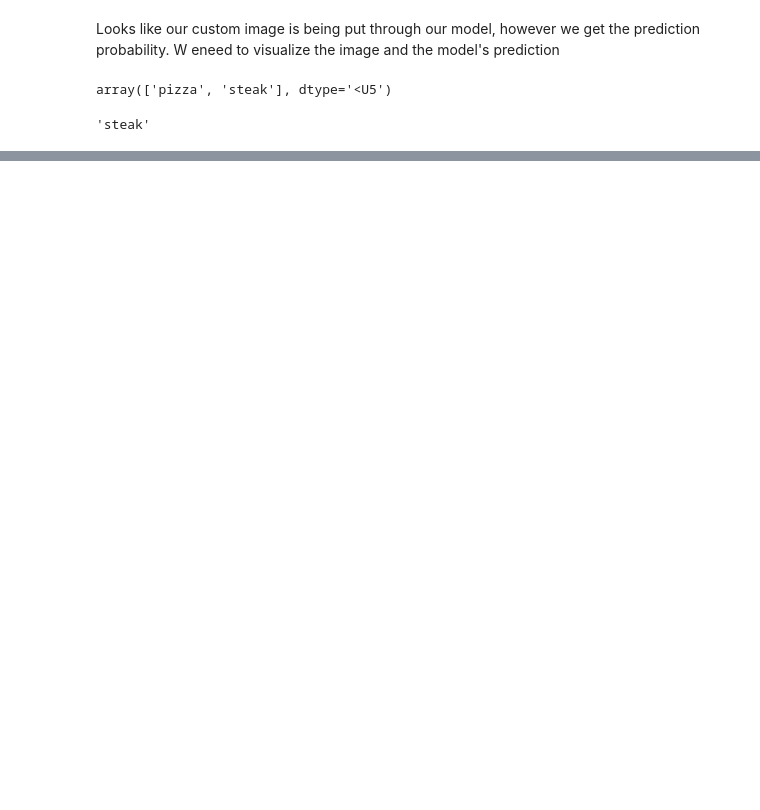
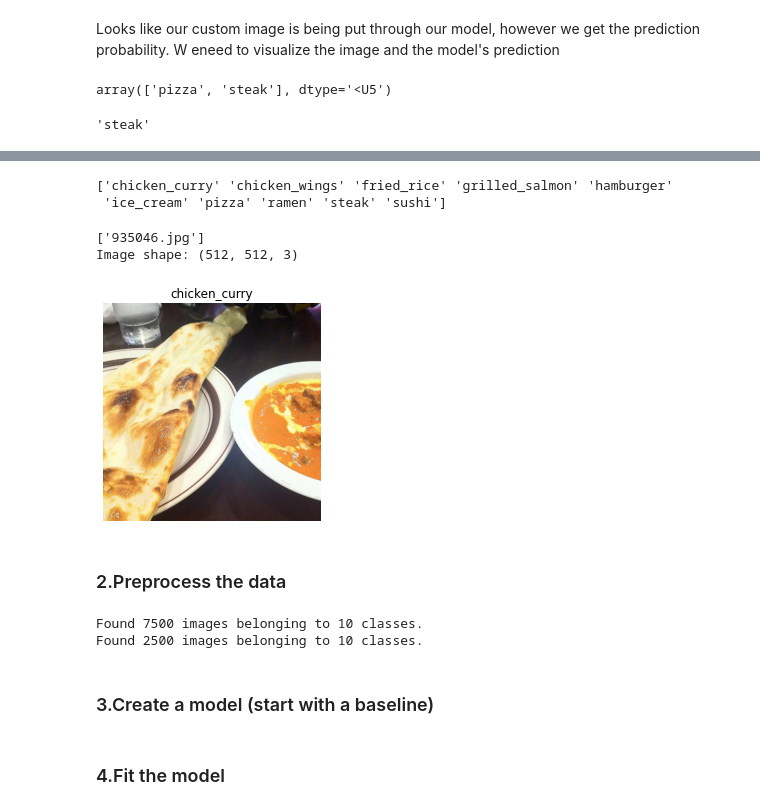
Before and after one commit to ThejakaSEP/Tensorflow_Certification, a Jupyter notebook: 03_ComputerVision_with_TF.ipynb, the cells around one changed output, grey strips where cells are left out. Saved outputs shown, nothing was run; the diff lists cells and outputs as text; code cells hidden in the pictures; blank space fills up the shorter version.

```diff
--- a/03_ComputerVision_with_TF.ipynb
+++ b/03_ComputerVision_with_TF.ipynb
@@ -1059,0 +1068,25 @@ There are 0 directories and 750 images in 10_food_classes_all_data/train/chicken
+# %%
+# Setup the train and test directories
+train_dir = '/content/10_food_classes_all_data/train/'
+test_dir = '/content/10_food_classes_all_data/test/'
+# %%
+# Let's get the class names
+import pathlib
+import numpy as np
+data_dir = pathlib.Path(train_dir)
+class_names = np.array(sorted([item.name for item in data_dir.glob('*')]))
+print(class_names)
+# %% [output]
+['chicken_curry' 'chicken_wings' 'fried_rice' 'grilled_salmon' 'hamburger'
+ 'ice_cream' 'pizza' 'ramen' 'steak' 'sushi']
+# %%
+# Visualize
+import random
+img = view_random_image(target_dir = train_dir,
+                        target_class=random.choice(class_names))
+# %% [output]
+['935046.jpg']
+Image shape: (512, 512, 3)
+[figure, added]
+# %% [markdown]
+### 2.Preprocess the data
@@ -1059,0 +1099,17 @@ There are 0 directories and 750 images in 10_food_classes_all_data/train/chicken
+# %%
+# Load in our image data from directories and turn them into batches
+
+train_data = train_datagen.flow_from_directory(directory=train_dir,
+                           target_size=(224,224),
+                           class_mode='categorical',
+                           batch_size=32)
+
+test_data = test_datagen.flow_from_directory(directory=test_dir,
+                      target_size=(224,224),
+                      class_mode='categorical',
+                      batch_size=32)
+# %% [output]
+Found 7500 images belonging to 10 classes.
+Found 2500 images belonging to 10 classes.
+# %% [markdown]
+### 3.Create a model (start with a baseline)
@@ -1059,0 +1145,2 @@ There are 0 directories and 750 images in 10_food_classes_all_data/train/chicken
+# %% [markdown]
+### 4.Fit the model
```
Also changed, not shown: parts of 64 cells of this notebook.
